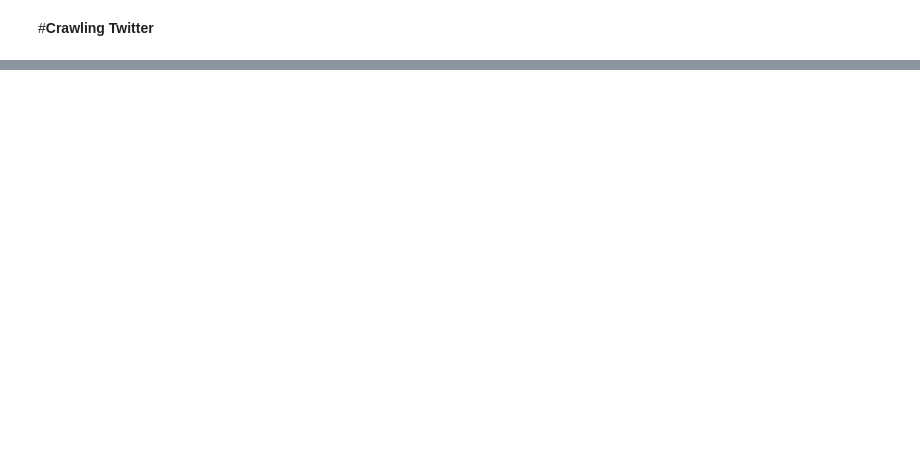
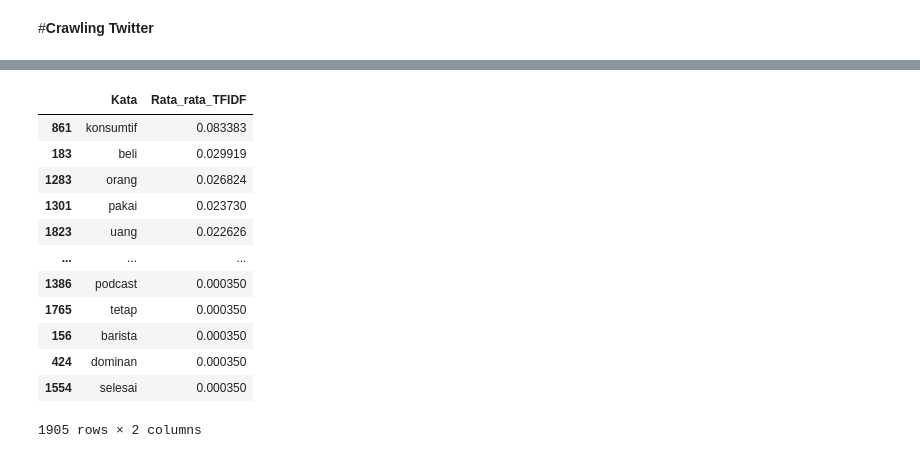
Before and after one commit to firarru/Text-Mining, a Jupyter notebook: UTS_Text_Mining.ipynb, the cells around one changed output, grey strips where cells are left out. Saved outputs shown, nothing was run; the diff lists cells and outputs as text; code cells hidden in the pictures; blank space fills up the shorter version.

```diff
--- a/UTS_Text_Mining.ipynb
+++ b/UTS_Text_Mining.ipynb
@@ -92,0 +207,4 @@ Node.js v20.19.0
+# %%
+nltk.download('stopwords')
+stop_words = set(stopwords.words('indonesian'))
+df['filtering'] = df['filtering'].apply(lambda x: [word for word in x if word not in stop_words])
@@ -92,0 +214,8 @@ Node.js v20.19.0
+# %%
+custom_stopwords = set([
+    'woy', 'wow', 'haha', 'huhu', 'wkwk', 'hehe', 'yah', 'loh', 'uh', 'deh',
+    'anjay', 'asw', 'cie', 'ckck', 'hadeh', 'anjir', 'lah', 'sih', 'dong',
+    'nih', 'deh', 'ya', 'kan', 'dong', 'mah', 'ga', 'nggak', 'gak', 'sih', 'noh'
+])
+
+df['filtering'] = df['filtering'].apply(lambda x: [word for word in x if word not in custom_stopwords])
@@ -92,0 +228,7 @@ Node.js v20.19.0
+# %%
+from Sastrawi.Stemmer.StemmerFactory import StemmerFactory
+
+factory = StemmerFactory()
+stemmer = factory.create_stemmer()
+
+df['stemming'] = df['filtering'].apply(lambda x: [stemmer.stem(word) for word in x])
@@ -92,0 +267,31 @@ Node.js v20.19.0
+# %%
+df['stemming'] = df['stemming'].apply(lambda x: " ".join(x) if isinstance(x, list) else x)
+vectorizer = TfidfVectorizer()
+tfidf = vectorizer.fit_transform(df['stemming'])
+# join = " ".join(df['stemming'])
+# tfidf = vectorizer.fit_transform([tfidf_matrix])
+tfidf_scaled = scaler.fit_transform(tfidf.toarray())
+# %%
+tfidf_array = tfidf.toarray()
+feature_names = vectorizer.get_feature_names_out()
+
+avg_tfidf = np.mean(tfidf_array, axis=0)
+df_tfidf = pd.DataFrame({
+    'Kata': feature_names,
+    'Rata_rata_TFIDF': avg_tfidf
+})
+df_tfidf.sort_values(by='Rata_rata_TFIDF', ascending=False)
+# %% [output]
+|  | Kata | Rata_rata_TFIDF |
+| 861 | konsumtif | 0.083383 |
+| 183 | beli | 0.029919 |
+| 1283 | orang | 0.026824 |
+| 1301 | pakai | 0.023730 |
+| 1823 | uang | 0.022626 |
+| ... | ... | ... |
+| 1386 | podcast | 0.000350 |
+| 1765 | tetap | 0.000350 |
+| 156 | barista | 0.000350 |
+| 424 | dominan | 0.000350 |
+| 1554 | selesai | 0.000350 |
+1905 rows × 2 columns
```
Also changed, not shown: parts of 47 cells of this notebook.
